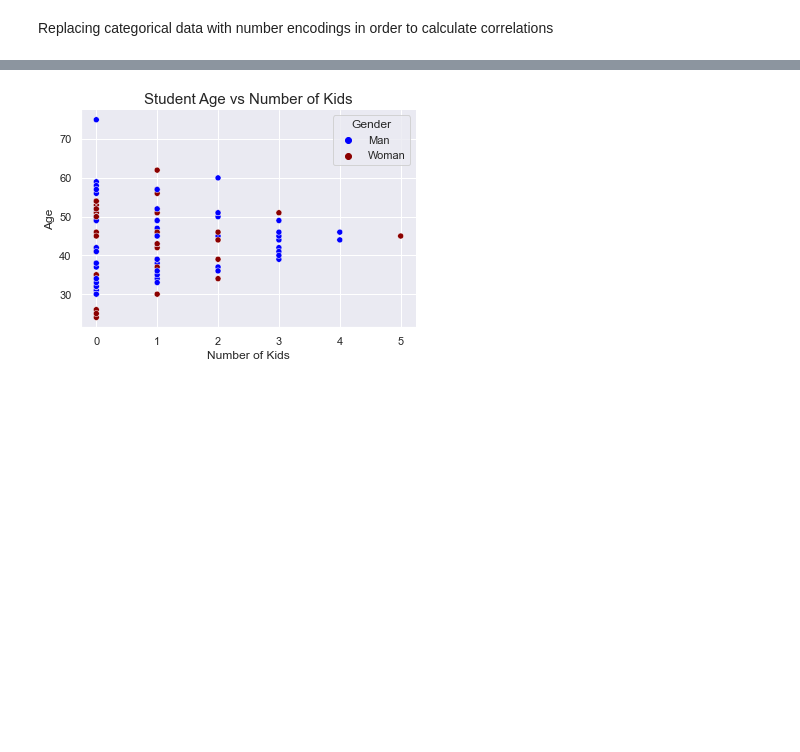
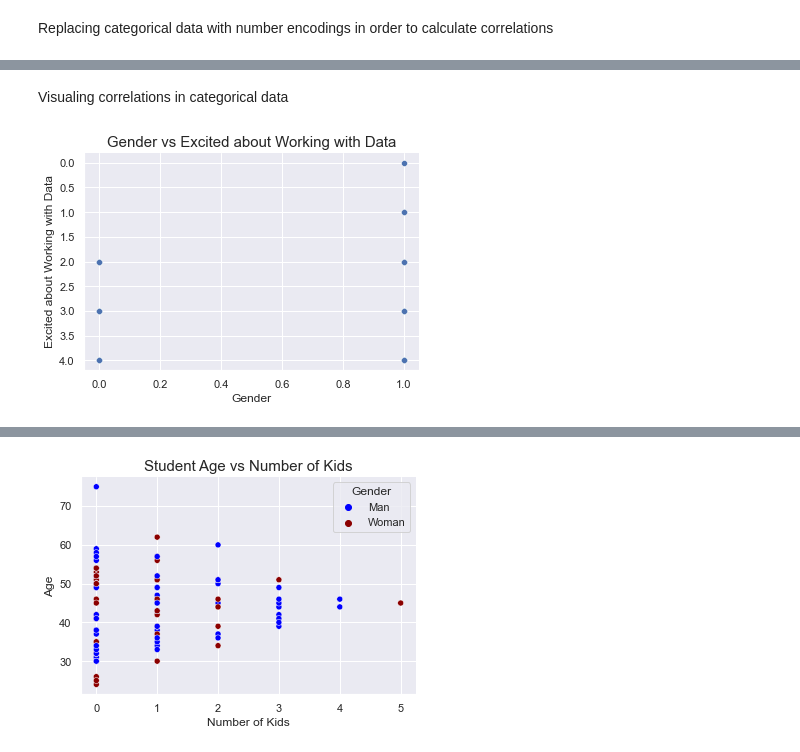
Before and after one commit to ofeliiaB/parental_status_vs_college_performance, a Jupyter notebook: Data_Analytics_Assignment.ipynb, the cells around one changed output, grey strips where cells are left out. Saved outputs shown, nothing was run; the diff lists cells and outputs as text; code cells hidden in the pictures; blank space fills up the shorter version.

Commit message:
visualized categorical data correlations

```diff
--- a/Data_Analytics_Assignment.ipynb
+++ b/Data_Analytics_Assignment.ipynb
@@ -422,7 +385,7 @@ Name: Gender, dtype: int64
 [interactive output not drawn]
 # %%
 file["Gender"] = file["Gender"].astype("category")
-file["Gender"] = file["Gender"].cat.rename_categories([0, 1])
+file["Gender"] = file["Gender"].cat.rename_categories({"Man": 0, "Woman": 1})
 file["Gender"].value_counts()
 # %% [output]
 0    60
@@ -445,6 +409,14 @@ Name: Interested_DA, dtype: int64
 [interactive output not drawn]
 # %%
-file["Interested_DA"] = file["Interested_DA"].astype("category")
-file["Interested_DA"] = file["Interested_DA"].cat.rename_categories([0, 1, 2, 3])
-file["Interested_DA"].value_counts()
+file["Excited_data"] = file["Excited_data"].astype("category")
+file["Excited_data"] = file["Excited_data"].cat.rename_categories(
+    {
+        "Completely Disagree": 0,
+        "Disagree": 1,
+        "Meh": 2,
+        "Agree": 3,
+        "Completely Agree": 4,
+    }
+)
+file["Excited_data"].value_counts()
 # %% [output]
@@ -470,6 +438,13 @@ Name: Enjoy_data, dtype: int64
 [interactive output not drawn]
 # %%
 file["Enjoy_data"] = file["Enjoy_data"].astype("category")
-file["Enjoy_data"] = file["Enjoy_data"].cat.rename_categories([0, 1, 2, 3])
+file["Enjoy_data"] = file["Enjoy_data"].cat.rename_categories(
+    {
+        "Disagree": 0,
+        "Meh": 1,
+        "Agree": 2,
+        "Completely Agree": 3,
+    }
+)
 file["Enjoy_data"].value_counts()
 # %% [output]
@@ -484,3 +459,18 @@ file["Gender"].corr(file["Enjoy_data"])
 # %% [output]
 0.24252376983791044
 [interactive output not drawn]
+# %% [markdown]
+Visualing correlations in categorical data
+# %%
+sns.scatterplot(
+    data=file,
+    x=file["Gender"],
+    y=file["Excited_data"],
+)
+sns.despine()
+plt.xlabel("Gender")
+plt.ylabel("Excited about Working with Data")
+plt.title("Gender vs Excited about Working with Data", fontsize=15)
+plt.show()
+# %% [output]
+[figure, added]
```
Also changed, not shown: parts of 35 cells of this notebook.
